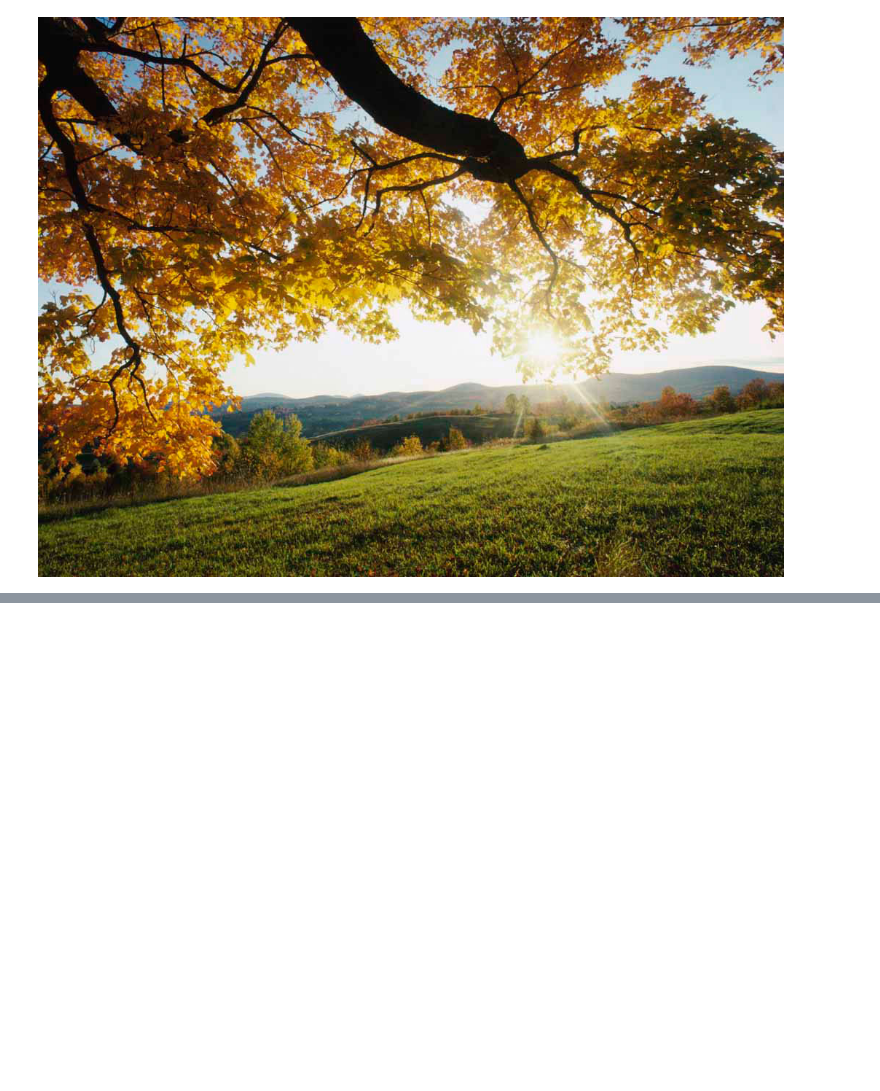
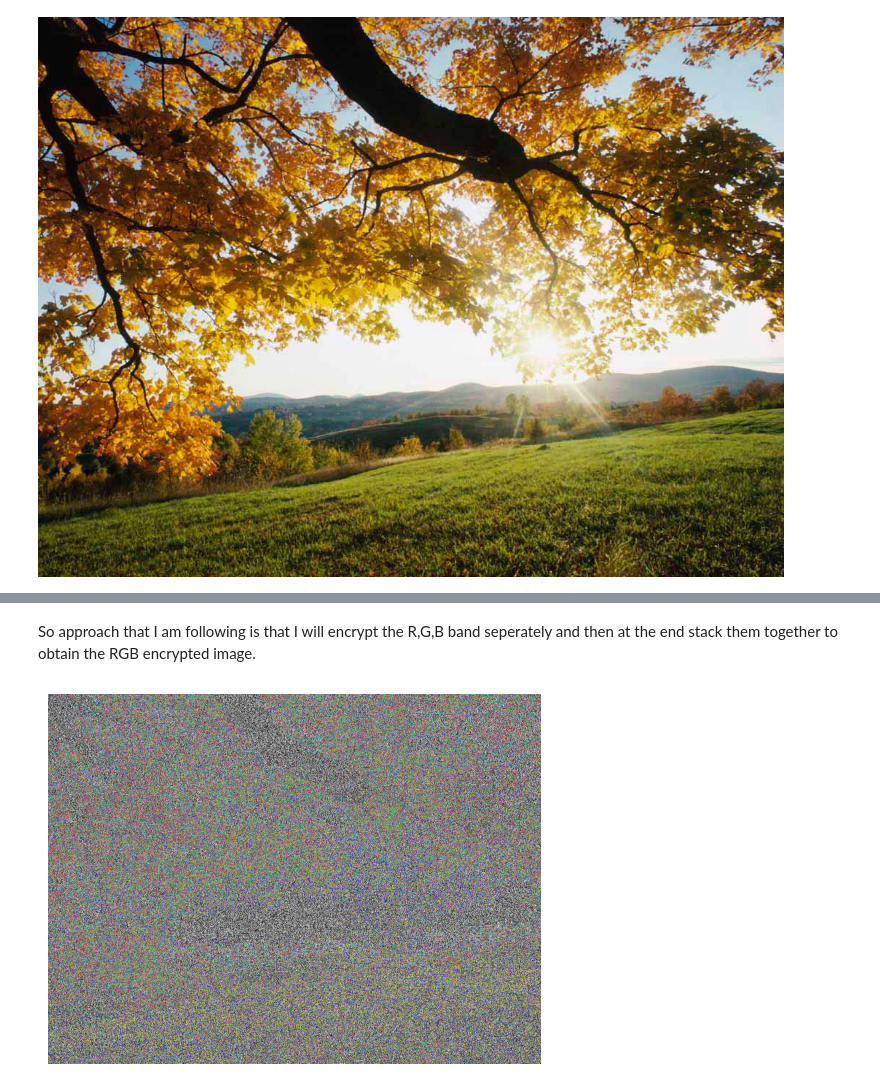
Before and after one commit to sohamnilvaze/cryptography-implementations, a Jupyter notebook: image-encryption.ipynb, the cells around one changed output, grey strips where cells are left out. Drawn from its saved outputs; the diff is of its cells as text; code cells hidden in the pictures; blank space fills up the shorter version.

Commit message:
Kaggle Notebook | Image_encryption | Version 2

```diff
--- a/image-encryption.ipynb
+++ b/image-encryption.ipynb
@@ -23,13 +25,3 @@ my_img = Image.open(BytesIO(my_res.content))
 display(my_img)
 # %% [output]
 [figure]
-# %%
-import numpy as np
-
-img = np.array(my_img)
-
-#Seperating the R,G,B channels
-
-R = img[:,:,0]
-G = img[:,:,1]
-B = img[:,:,2]
@@ -64,0 +100,24 @@ SyntaxError: invalid syntax (919892612.py, line 4)
+# %% [markdown]
+So approach that I am following is that I will encrypt the R,G,B band seperately and then at the end stack them together to obtain the RGB encrypted image.
+# %%
+def encrypt_RGB(image):
+    img = np.array(image)
+    R = img[:,:,0]
+    G = img[:,:,1]
+    B = img[:,:,2]
+
+    R_encrypted = encrypt(R)
+    G_encrypted = encrypt(G)
+    B_encrypted = encrypt(B)
+
+    encrypted_RGB = np.stack([R_encrypted, G_encrypted, B_encrypted], axis = 2)
+
+    return encrypted_RGB
+# %%
+enc_img = encrypt_RGB(my_img)
+# %%
+plt.imshow(enc_img)
+plt.axis('off')
+plt.show()
+# %% [output]
+[figure, added]
```
Also changed, not shown: parts of 6 cells of this notebook.
